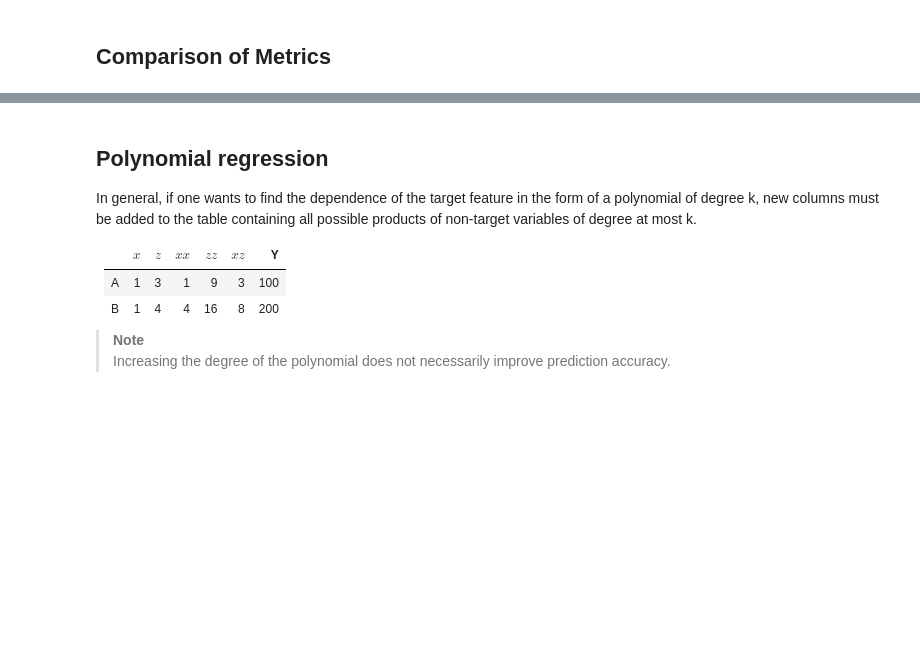
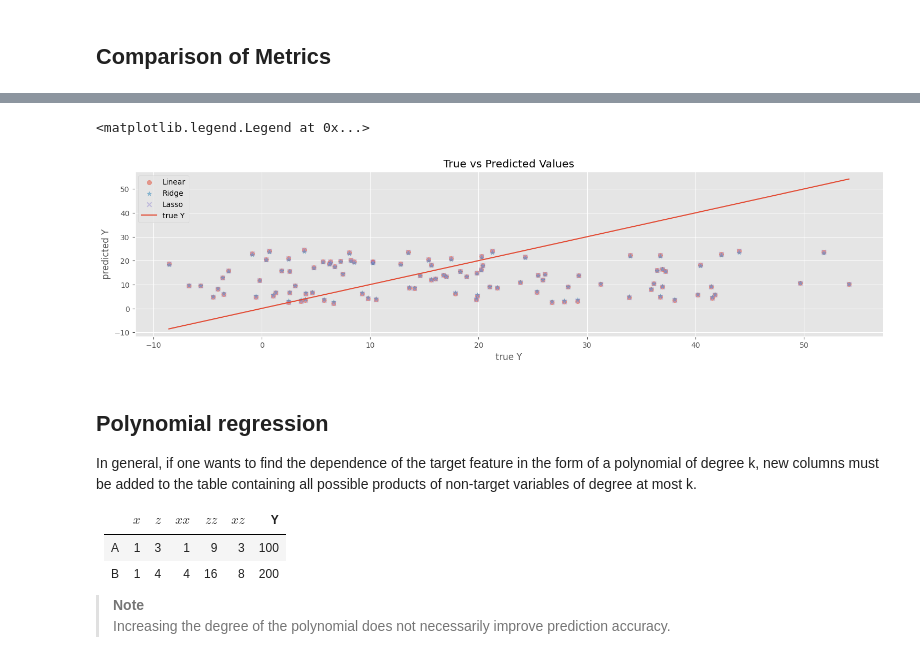
Before and after one commit to fadeeva/nakedML, a Jupyter notebook: MLnotes/005_Linear_Regression.ipynb, the cells around one changed output, grey strips where cells are left out. Saved outputs shown, nothing was run; the diff lists cells and outputs as text; code cells hidden in the pictures; blank space fills up the shorter version.

Commit message:
comparison plot of predictions for different models

```diff
--- a/MLnotes/005_Linear_Regression.ipynb
+++ b/MLnotes/005_Linear_Regression.ipynb
@@ -342,3 +342,17 @@ pd.DataFrame(results).T
+# %%
+plt.figure(figsize=(18, 4))
+
+for (name, model), m in zip(models.items(), ['o', '*', 'x']):
+    plt.scatter(y, model.predict(X_2d), alpha=0.5, marker=m, label=name)
+
+plt.plot([y.min(), y.max()], [y.min(), y.max()], label='true Y')
+plt.xlabel('true Y')
+plt.ylabel('predicted Y')
+plt.title('True vs Predicted Values')
+plt.legend()
+# %% [output]
+<matplotlib.legend.Legend at 0x...>
+[figure, added]
 # %% [markdown]
 ## Polynomial regression
 
```
Also changed, not shown: parts of 5 cells of this notebook.
